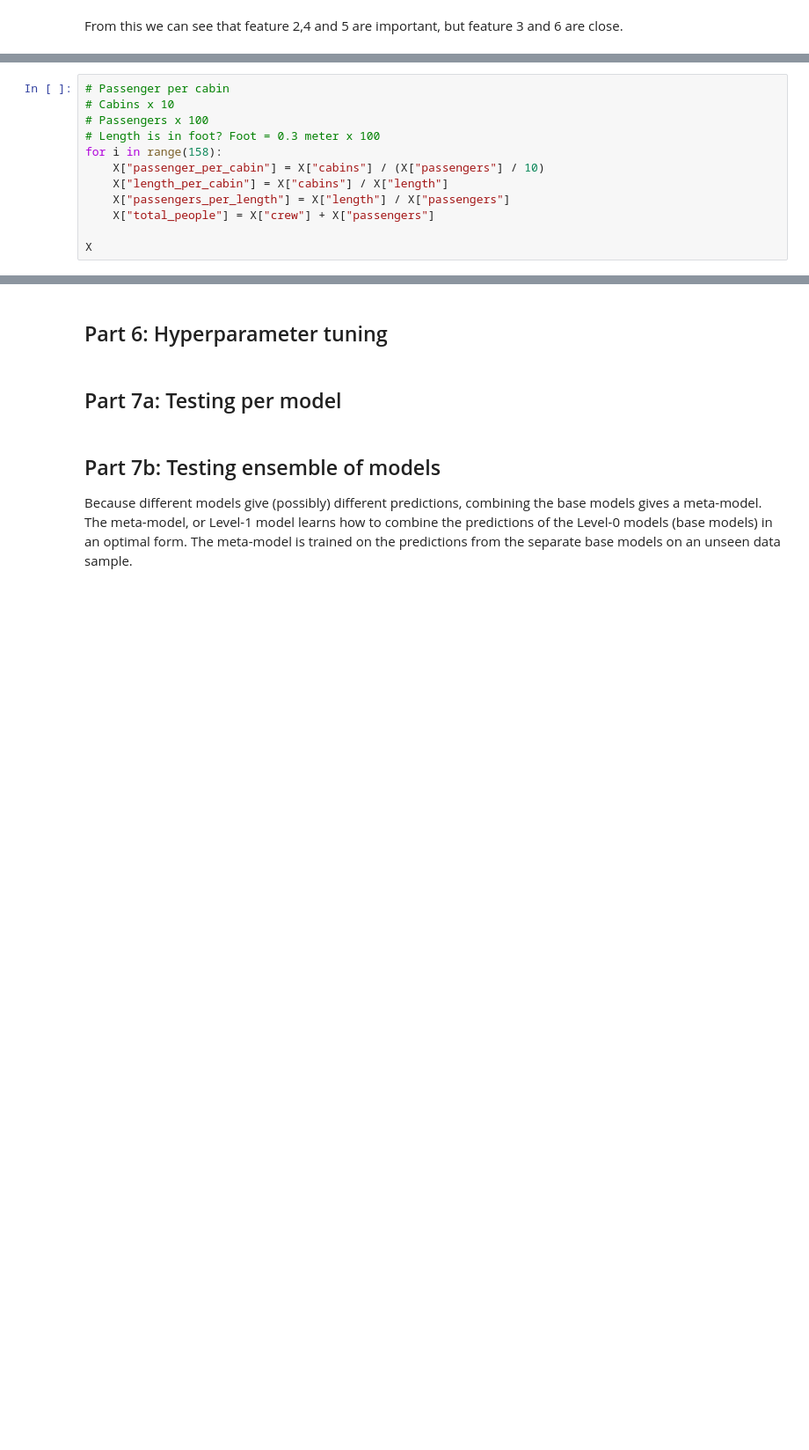
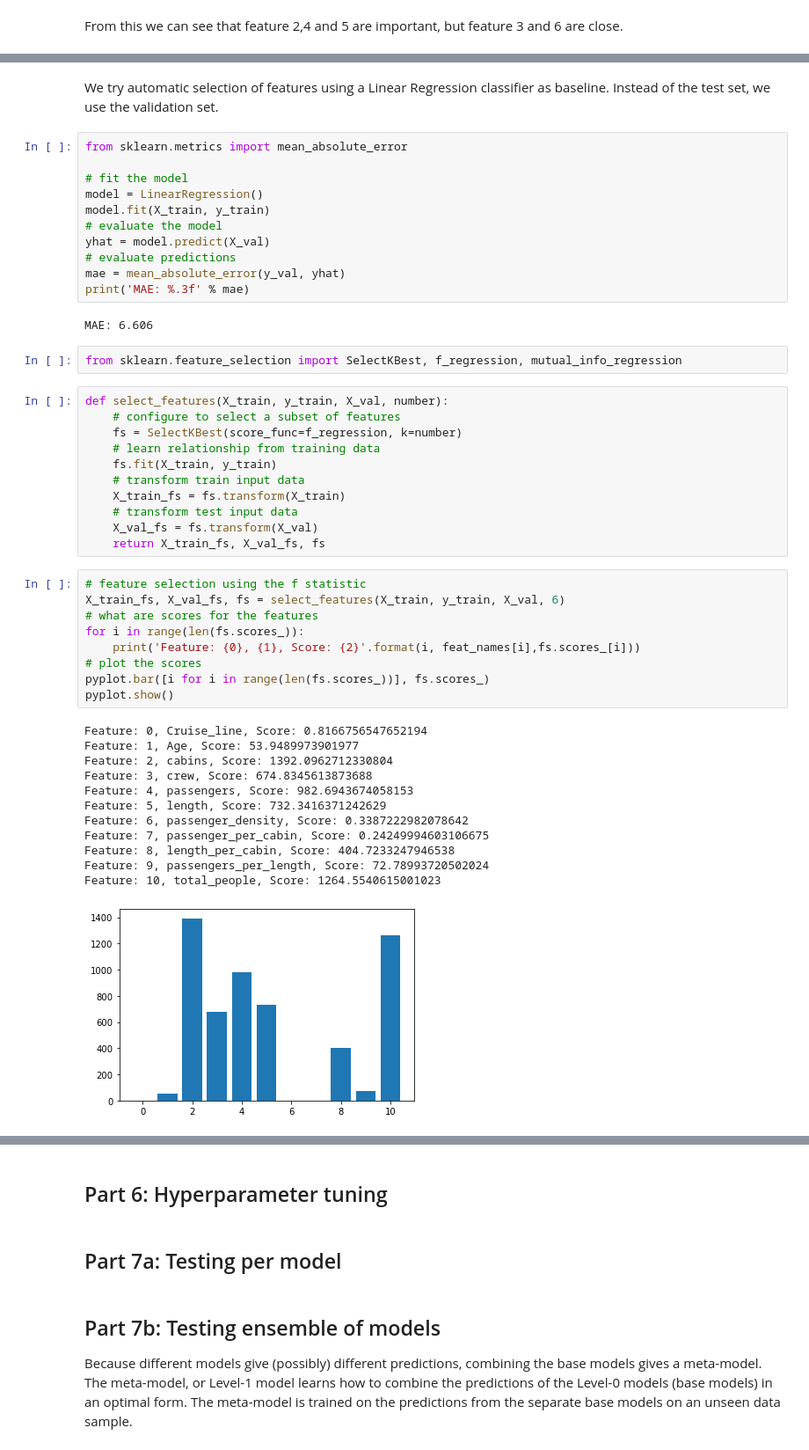
Before and after one commit to sinievanderben/DDG, a Jupyter notebook: ship.ipynb, the cells around one changed output, grey strips where cells are left out. Shown at 88% size. Drawn from its saved outputs; the diff is of its cells as text; blank space fills up the shorter version.

Commit message:
try automatic feature extraction

```diff
--- a/ship.ipynb
+++ b/ship.ipynb
@@ -280,12 +301,0 @@ Manually engineering features to improve the prediction power of the models:
-# %%
-# Passenger per cabin
-# Cabins x 10
-# Passengers x 100
-# Length is in foot? Foot = 0.3 meter x 100
-for i in range(158):
-    X["passenger_per_cabin"] = X["cabins"] / (X["passengers"] / 10)
-    X["length_per_cabin"] = X["cabins"] / X["length"]
-    X["passengers_per_length"] = X["length"] / X["passengers"]
-    X["total_people"] = X["crew"] + X["passengers"]
-
-X
@@ -307,0 +307,50 @@ To decrease the influence of large differences between numbers, all data is norm
+# %% [markdown]
+We try automatic selection of features using a Linear Regression classifier as baseline.  Instead of the test set, we use the validation set.
+# %%
+from sklearn.metrics import mean_absolute_error
+
+# fit the model
+model = LinearRegression()
+model.fit(X_train, y_train)
+# evaluate the model
+yhat = model.predict(X_val)
+# evaluate predictions
+mae = mean_absolute_error(y_val, yhat)
+print('MAE: %.3f' % mae)
+# %% [output]
+MAE: 6.606
+# %%
+from sklearn.feature_selection import SelectKBest, f_regression, mutual_info_regression
+# %%
+def select_features(X_train, y_train, X_val, number):
+	# configure to select a subset of features
+	fs = SelectKBest(score_func=f_regression, k=number)
+	# learn relationship from training data
+	fs.fit(X_train, y_train)
+	# transform train input data
+	X_train_fs = fs.transform(X_train)
+	# transform test input data
+	X_val_fs = fs.transform(X_val)
+	return X_train_fs, X_val_fs, fs
+# %%
+# feature selection using the f statistic
+X_train_fs, X_val_fs, fs = select_features(X_train, y_train, X_val, 6)
+# what are scores for the features
+for i in range(len(fs.scores_)):
+	print('Feature: {0}, {1}, Score: {2}'.format(i, feat_names[i],fs.scores_[i]))
+# plot the scores
+pyplot.bar([i for i in range(len(fs.scores_))], fs.scores_)
+pyplot.show()
+# %% [output]
+Feature: 0, Cruise_line, Score: 0.8166756547652194
+Feature: 1, Age, Score: 53.9489973901977
+Feature: 2, cabins, Score: 1392.0962712330804
+Feature: 3, crew, Score: 674.8345613873688
+Feature: 4, passengers, Score: 982.6943674058153
+Feature: 5, length, Score: 732.3416371242629
+Feature: 6, passenger_density, Score: 0.3387222982078642
+Feature: 7, passenger_per_cabin, Score: 0.24249994603106675
+Feature: 8, length_per_cabin, Score: 404.7233247946538
+Feature: 9, passengers_per_length, Score: 72.78993720502024
+Feature: 10, total_people, Score: 1264.5540615001023
+[figure, added]
```
Also changed, not shown: parts of 24 cells of this notebook.
